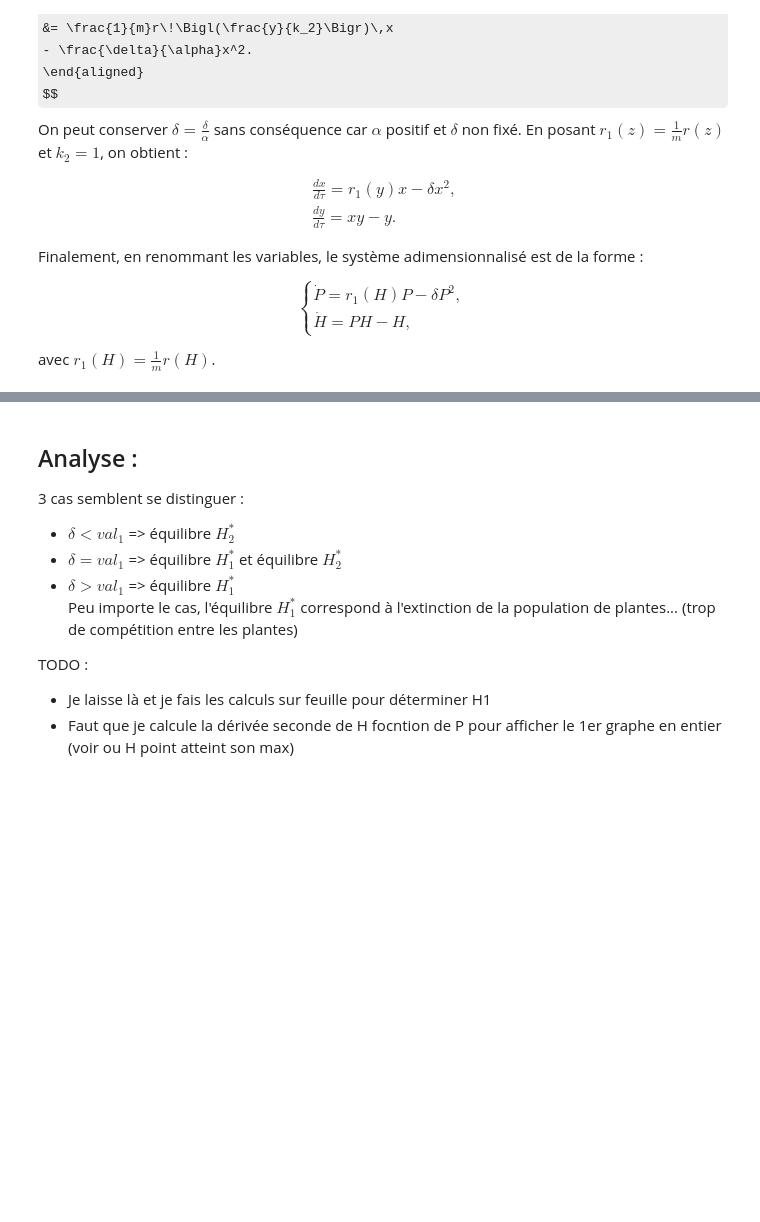
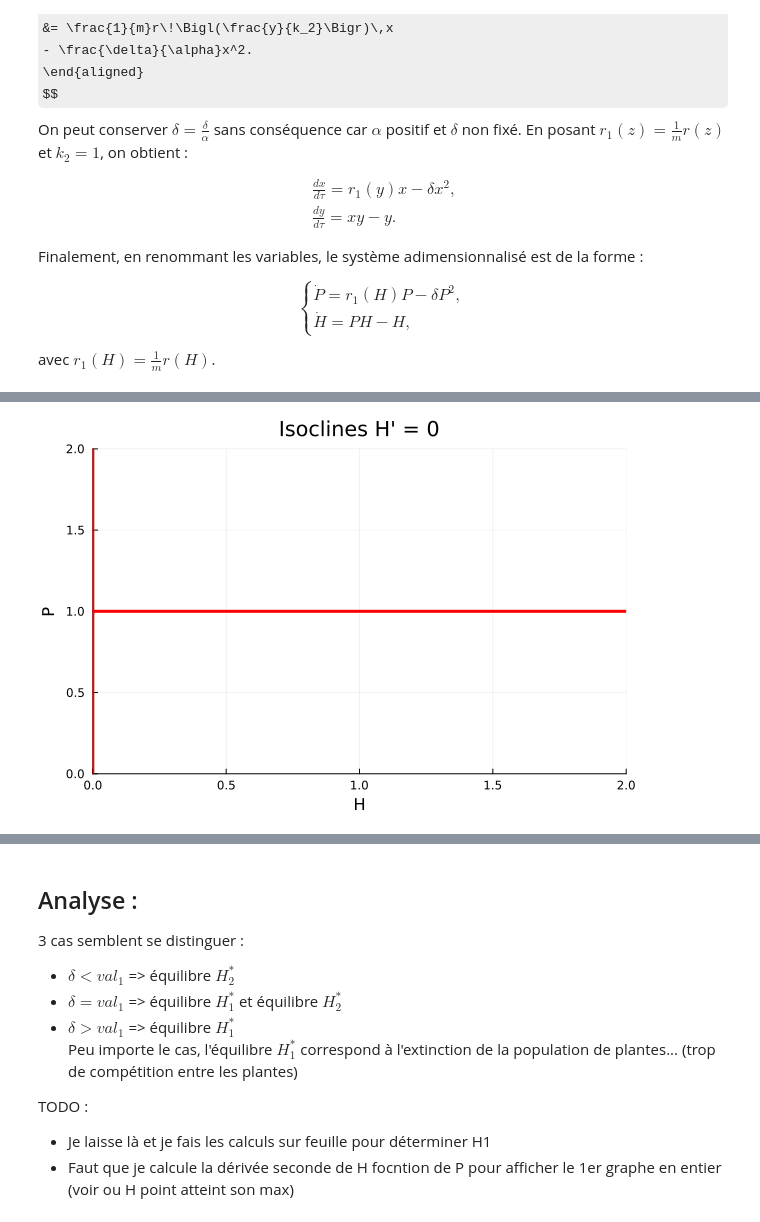
Before and after one commit to theocimino/BIO_PROJET, a Jupyter notebook: code/projet.ipynb, the cells around one changed output, grey strips where cells are left out. Drawn from its saved outputs; the diff is of its cells as text; code cells hidden in the pictures; some formulas as TeX source; blank space fills up the shorter version.

```diff
--- a/code/projet.ipynb
+++ b/code/projet.ipynb
@@ -201,0 +235,31 @@ end
+# %%
+P_range = 0:0.01:2
+
+####################################
+# 2) Fenêtre pour les isoclines H' = 0
+####################################
+iso_H1 = [(p, 1.0) for p in P_range]    # H = 0
+iso_H2 = [(0, p) for p in P_range]   # P = 1
+
+pH = plot(
+    xlabel = "H", ylabel = "P",
+    title = "Isoclines H' = 0",
+    legend = false, grid = true,
+    xlims = (0, 2), ylims = (0, 2),
+)
+
+# H = 0 (axe horizontal)
+plot!(pH,
+    first.(iso_H1), last.(iso_H1),
+    color = :red, linewidth = 3,
+)
+
+# P = 1 (droite verticale)
+plot!(pH,
+    first.(iso_H2), last.(iso_H2),
+    color = :red, linewidth = 3,
+)
+
+display(pH)
+# %% [output]
+[figure, added]
```
Also changed, not shown: parts of 7 cells of this notebook.
